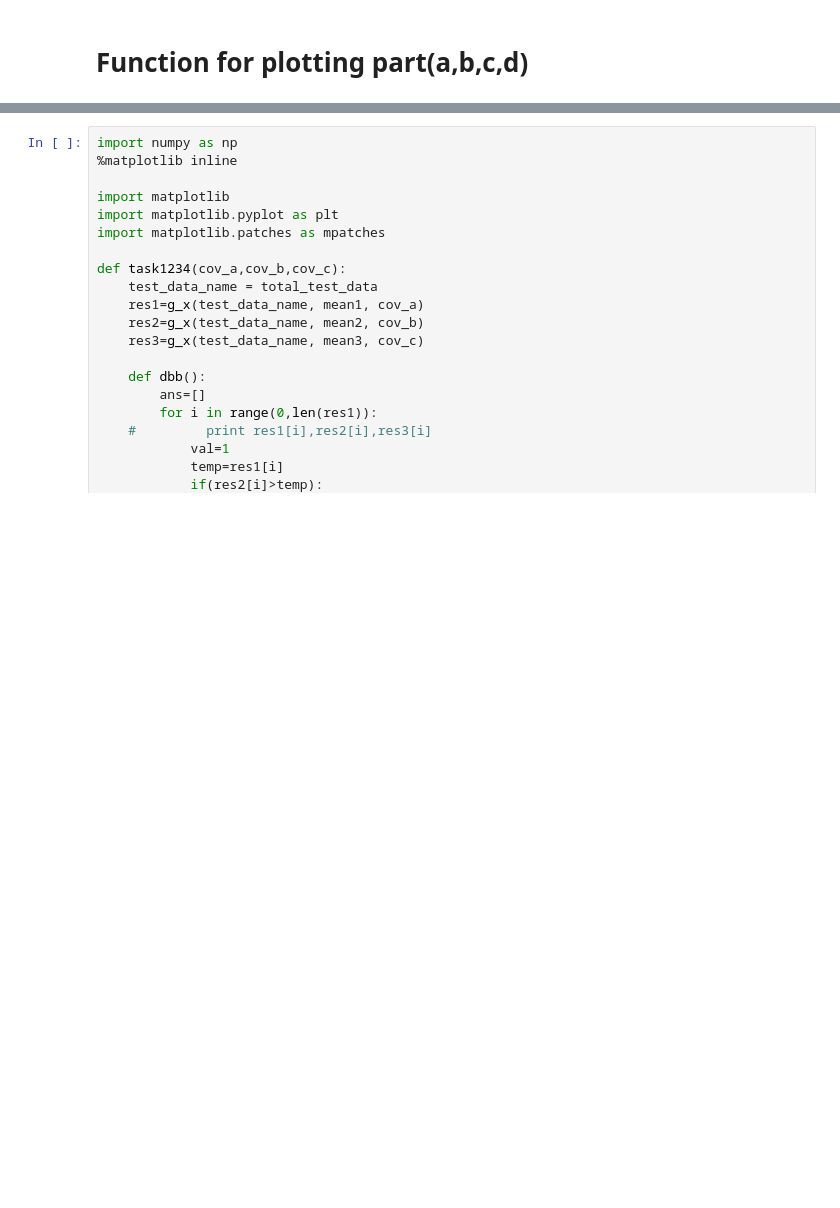
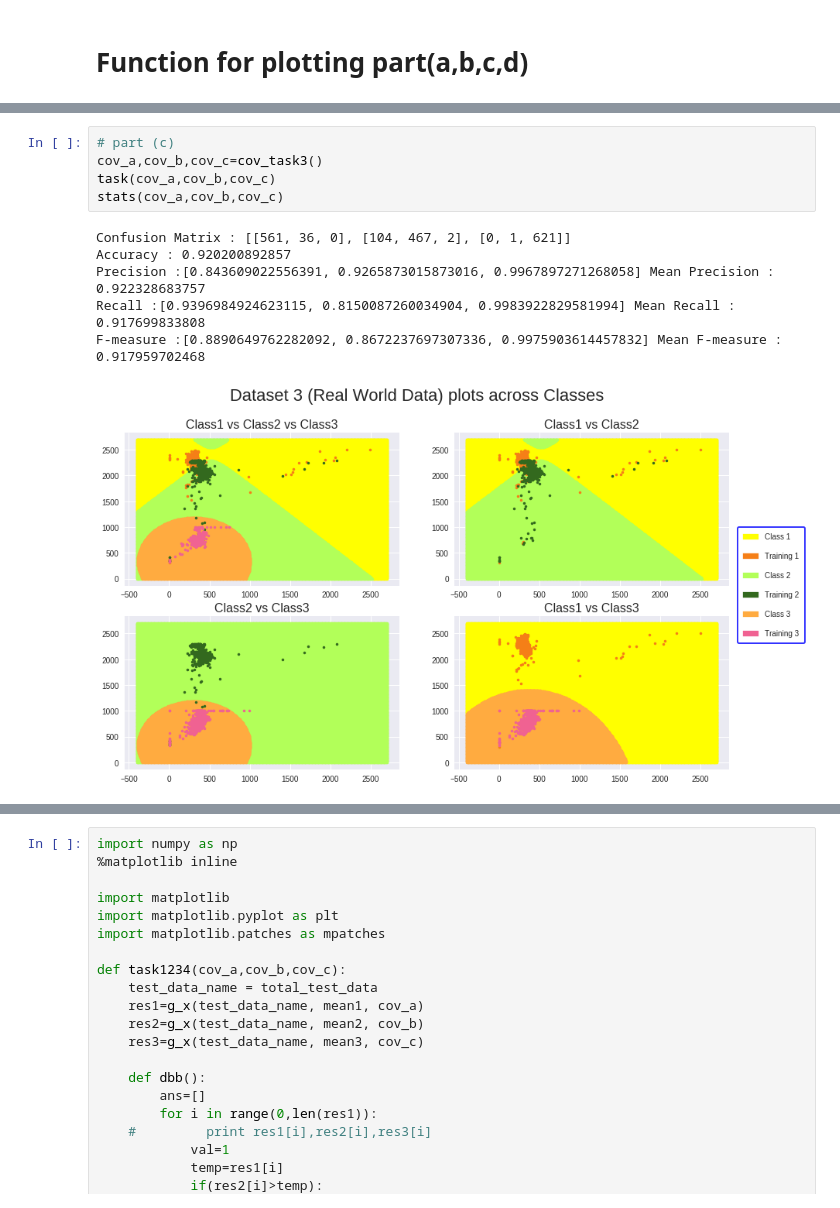
Before and after one commit to SerChirag/PR, a Jupyter notebook: data_3.ipynb, the cells around one changed output, grey strips where cells are left out. Cells and saved outputs as stored; diff of their text form; blank space fills up the shorter version.

```diff
--- a/data_3.ipynb
+++ b/data_3.ipynb
@@ -87,0 +346,12 @@ def g_x(test_data, mean, cov):
+# %%
+# part (c)
+cov_a,cov_b,cov_c=cov_task3()
+task(cov_a,cov_b,cov_c)
+stats(cov_a,cov_b,cov_c)
+# %% [output]
+Confusion Matrix : [[561, 36, 0], [104, 467, 2], [0, 1, 621]]
+Accuracy : 0.920200892857
+Precision :[0.843609022556391, 0.9265873015873016, 0.9967897271268058] Mean Precision : 0.922328683757
+Recall :[0.9396984924623115, 0.8150087260034904, 0.9983922829581994] Mean Recall : 0.917699833808
+F-measure :[0.8890649762282092, 0.8672237697307336, 0.9975903614457832] Mean F-measure : 0.917959702468
+[figure, added]
```
Also changed, not shown: parts of 9 cells of this notebook.
